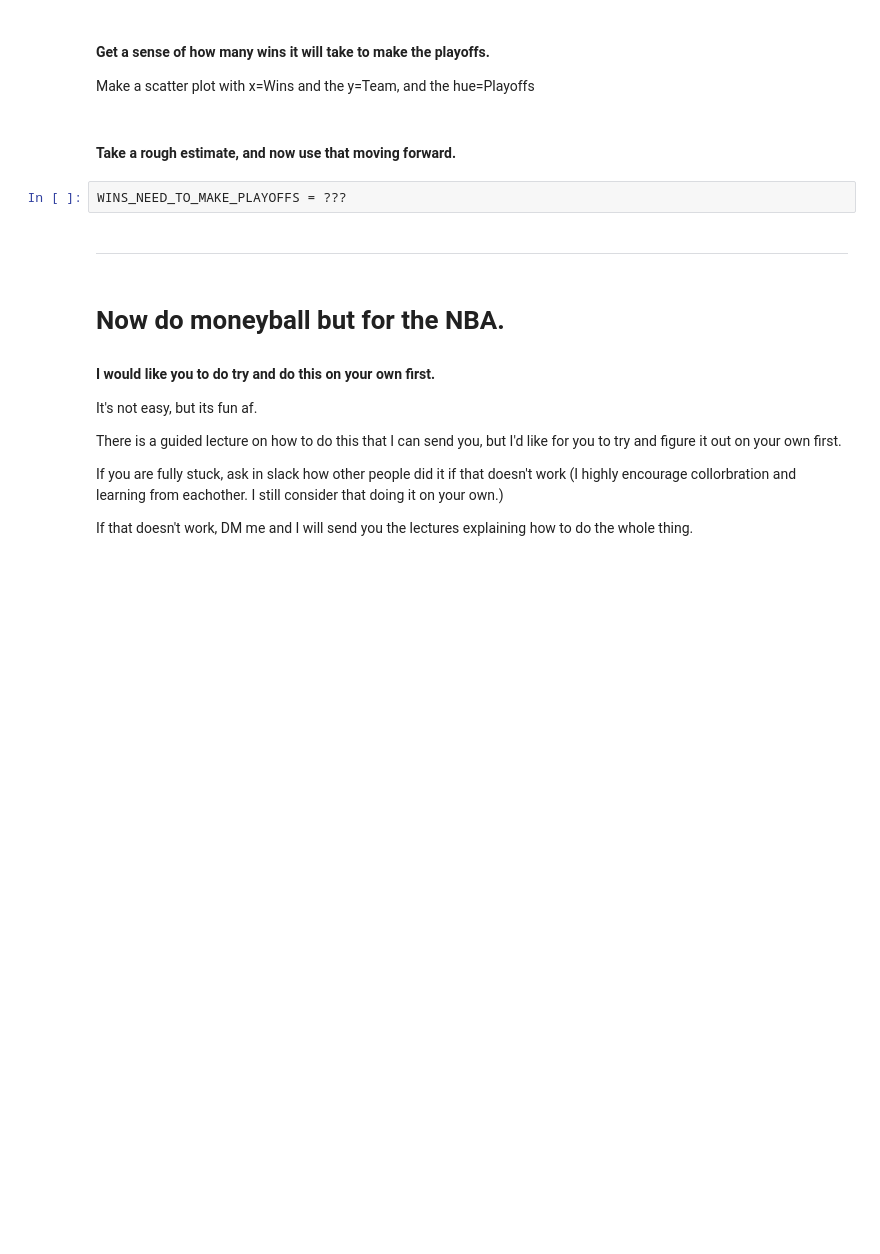
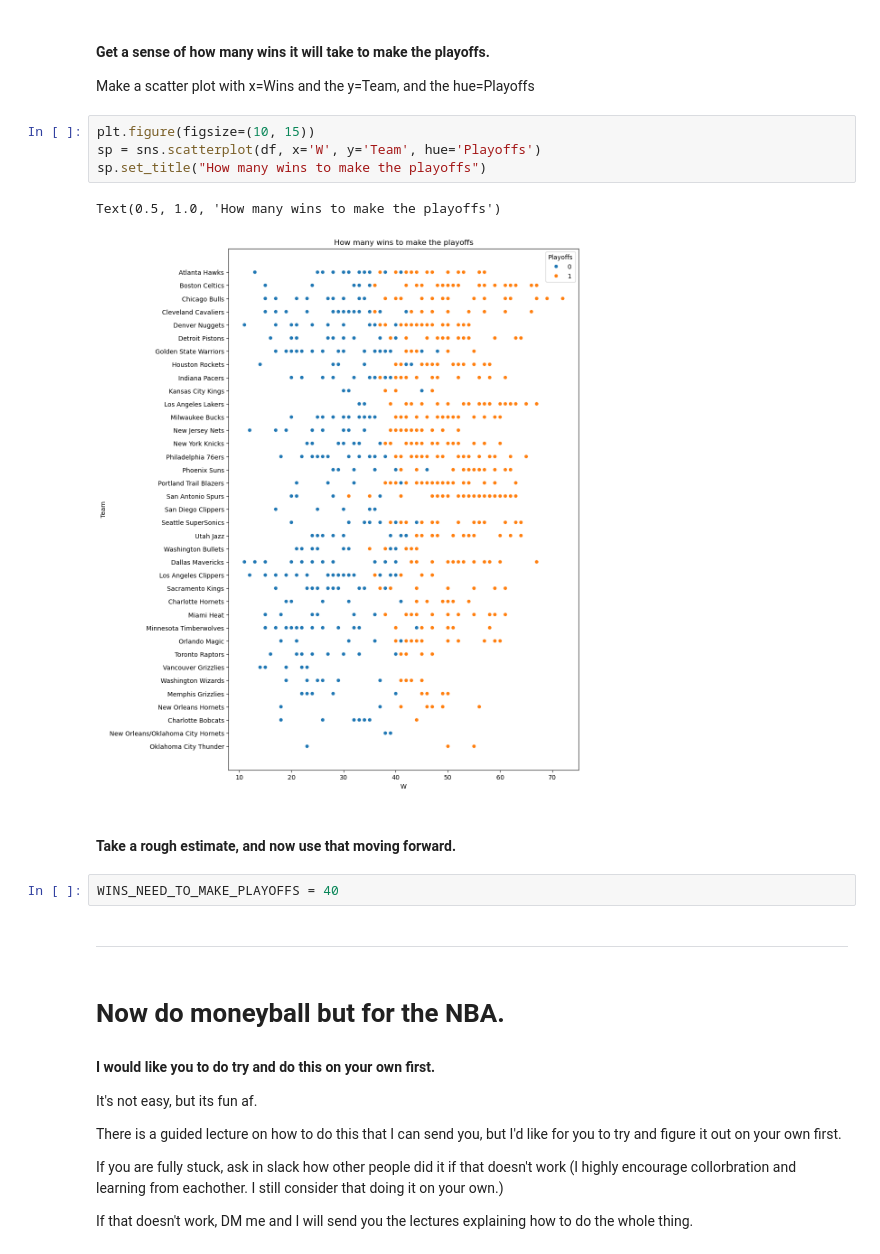
Before and after one commit to belbop/my-fork-2024-DS-Fri-1230, a Jupyter notebook: Week-07-Regression/Exercise-IL.ipynb, the cells around one changed output. Saved outputs shown, nothing was run; the diff lists cells and outputs as text; blank space fills up the shorter version.

```diff
--- a/Week-07-Regression/Exercise-IL.ipynb
+++ b/Week-07-Regression/Exercise-IL.ipynb
@@ -121,10 +182,17 @@ def inspect_dataframe(input_df):
 # %% [markdown]
 #### Get a sense of how many wins it will take to make the playoffs.
 Make a scatter plot with x=Wins and the y=Team, and the hue=Playoffs
+# %%
+plt.figure(figsize=(10, 15))
+sp = sns.scatterplot(df, x='W', y='Team', hue='Playoffs')
+sp.set_title("How many wins to make the playoffs")
+# %% [output]
+Text(0.5, 1.0, 'How many wins to make the playoffs')
+[figure, added]
 # %% [markdown]
 #### Take a rough estimate, and now use that moving forward.
 # %%
-WINS_NEED_TO_MAKE_PLAYOFFS = ???
+WINS_NEED_TO_MAKE_PLAYOFFS = 40
 # %% [markdown]
 ---
 # %% [markdown]
```
Also changed, not shown: parts of 5 cells of this notebook.
